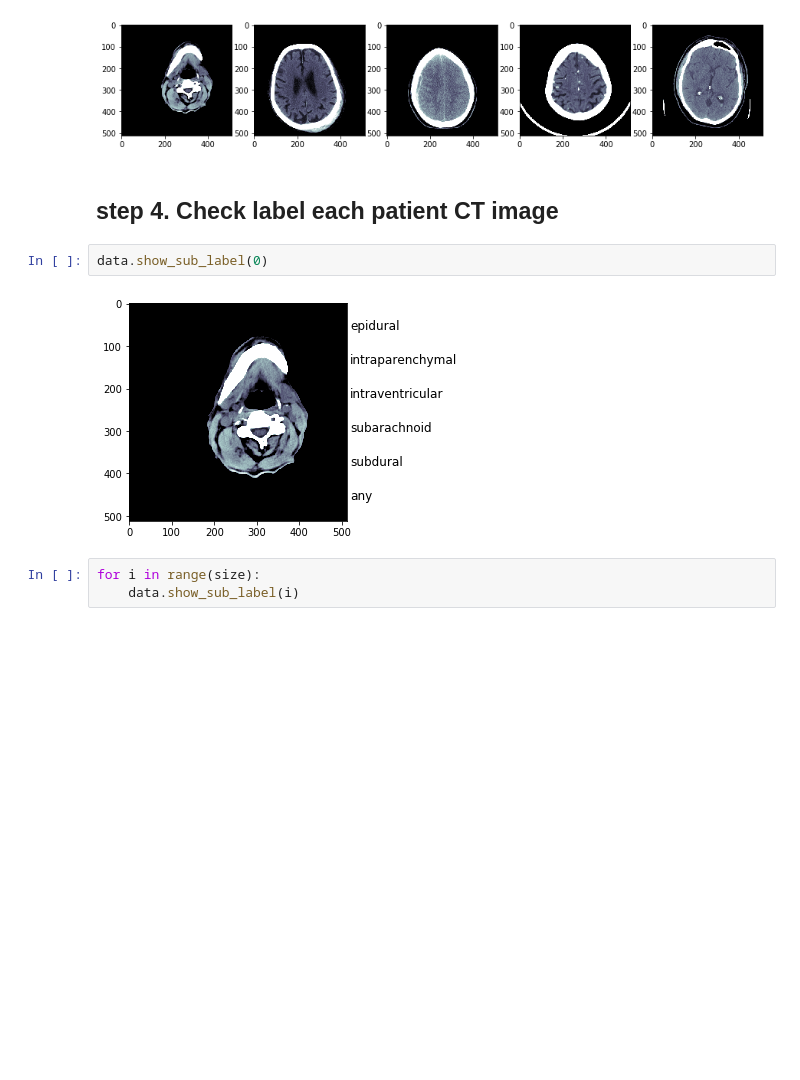
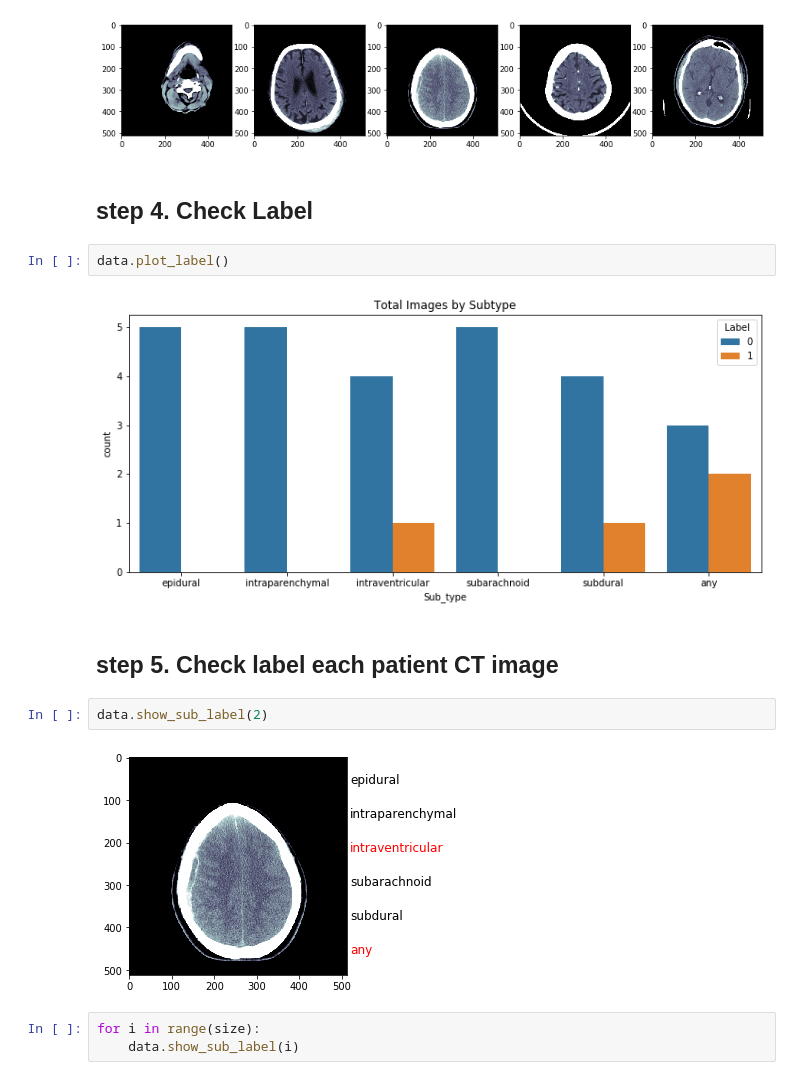
Before and after one commit to yebiny/Diagnosis-brain-CTimages, a Jupyter notebook: 2-EDA/EDA_tutorial.ipynb, the cells around one changed output. Cells and saved outputs as stored; diff of their text form; blank space fills up the shorter version.

Commit message:
Add plot label definition

```diff
--- a/2-EDA/EDA_tutorial.ipynb
+++ b/2-EDA/EDA_tutorial.ipynb
@@ -36,12 +36,18 @@ windowed_imgs = data.get_window_imgs()
 data.show_imgs(windowed_imgs)
 # %% [output]
 [figure]
+# %% [markdown]
+## step 4. Check Label
+# %%
+data.plot_label()
+# %% [output]
+[figure, added]
 # %% [markdown]
-## step 4. Check label each patient CT image
+## step 5. Check label each patient CT image
 # %%
-data.show_sub_label(0)
+data.show_sub_label(2)
 # %% [output]
-[figure, old version]
+[figure, new version]
 # %%
 for i in range(size):
     data.show_sub_label(i)
```
Also changed, not shown: 1 other file.
